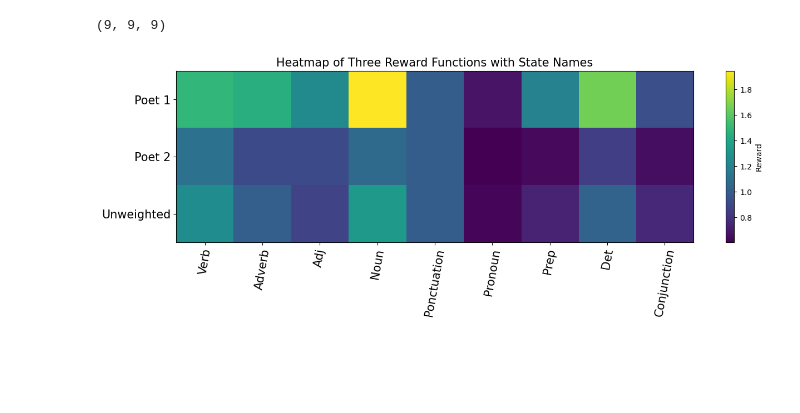
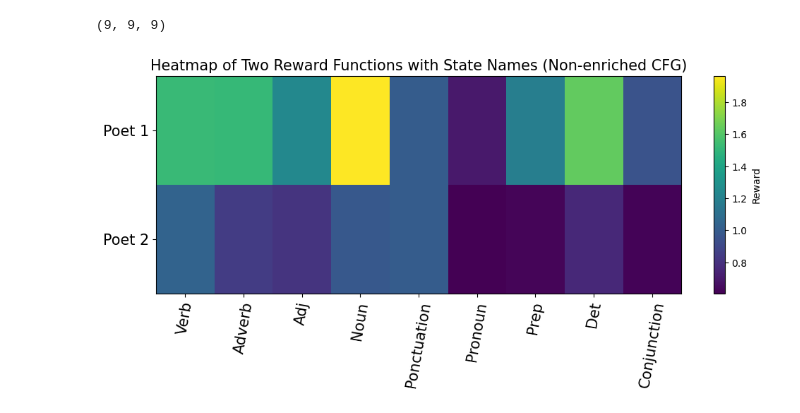
Before and after one commit to LeoBenac/NLP, a Jupyter notebook: NLP_project.ipynb, the cells around one changed output. Cells and saved outputs as stored; diff of their text form; code cells hidden in the pictures; blank space fills up the shorter version.

Commit message:
added heatmaps for final paper

```diff
--- a/NLP_project.ipynb
+++ b/NLP_project.ipynb
@@ -987,25 +990,27 @@ reward_maxent_ne = irl(transition_ne, states_one_hot_ne, terminal_ne, D_ne, opti
 # %%
 size_text = 15
 
 
 # Example list of state names (replace with your actual list of state names)
 state_names_ne = states_ne
 
-rewards = np.array([reward_maxent_pos_ne, reward_maxent_neg_ne, reward_maxent_ne])
+rewards = np.array([reward_maxent_pos_ne, reward_maxent_neg_ne])
 
 
 # Creating the heatmap
-plt.figure(figsize=(15, 4))  # Adjusted figure size for better readability
+plt.figure(figsize=(12, 4))  # Adjusted figure size for better readability
 plt.imshow(rewards, cmap='viridis', aspect='auto')
 plt.colorbar(label='Reward')
 
 # Adding labels and title
-plt.title('Heatmap of Three Reward Functions with State Names', fontsize = size_text)
+plt.title('Heatmap of Two Reward Functions with State Names (Non-enriched CFG)', fontsize = size_text)
 # plt.xlabel('States', fontsize = size_text)
 # plt.ylabel('Reward Function', fontsize = size_text)
-plt.yticks([0,1,2], ['Poet 1', 'Poet 2', 'Unweighted'], fontsize = size_text)
+plt.yticks([0,1], ['Poet 1', 'Poet 2'], fontsize = size_text)
 plt.xticks(np.arange(len(states_ne)), labels=state_names_ne, rotation=80, fontsize = size_text)  # Rotate for readability
 
+plt.savefig('non_enriched_heatmat.png', format='png', bbox_inches='tight')
+
 plt.show()
 # %% [output]
-[figure, old version]
+[figure, new version]
```
Also changed, not shown: parts of 15 cells of this notebook, 2 other files.
